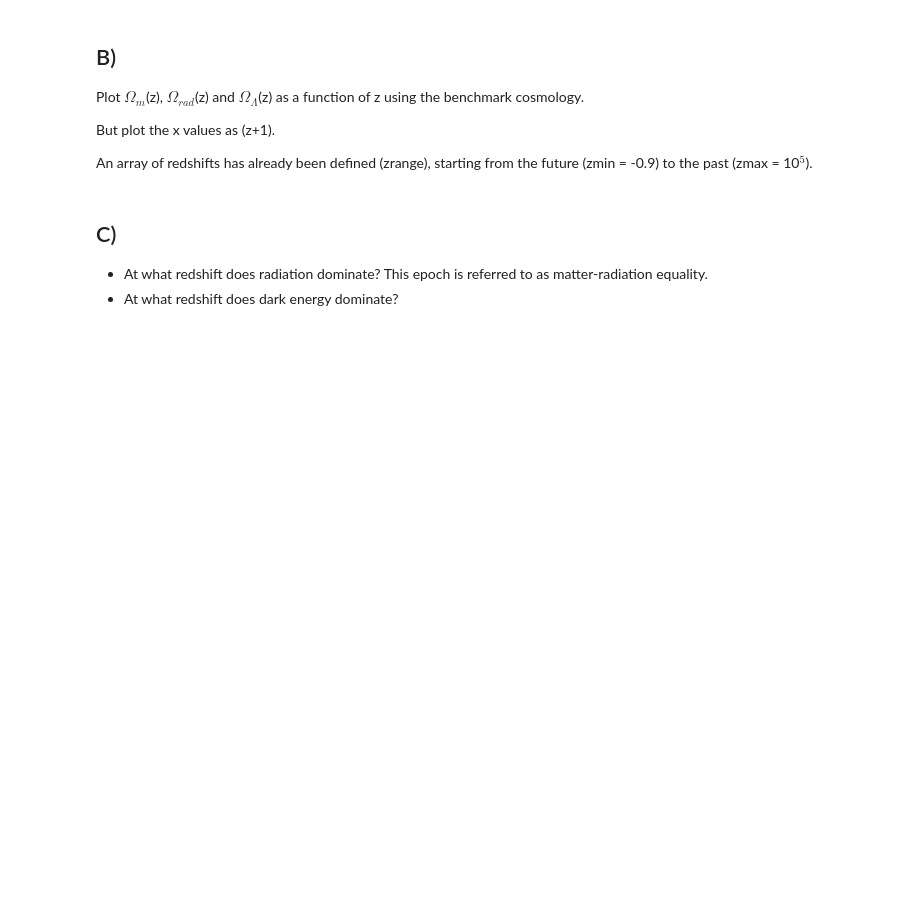
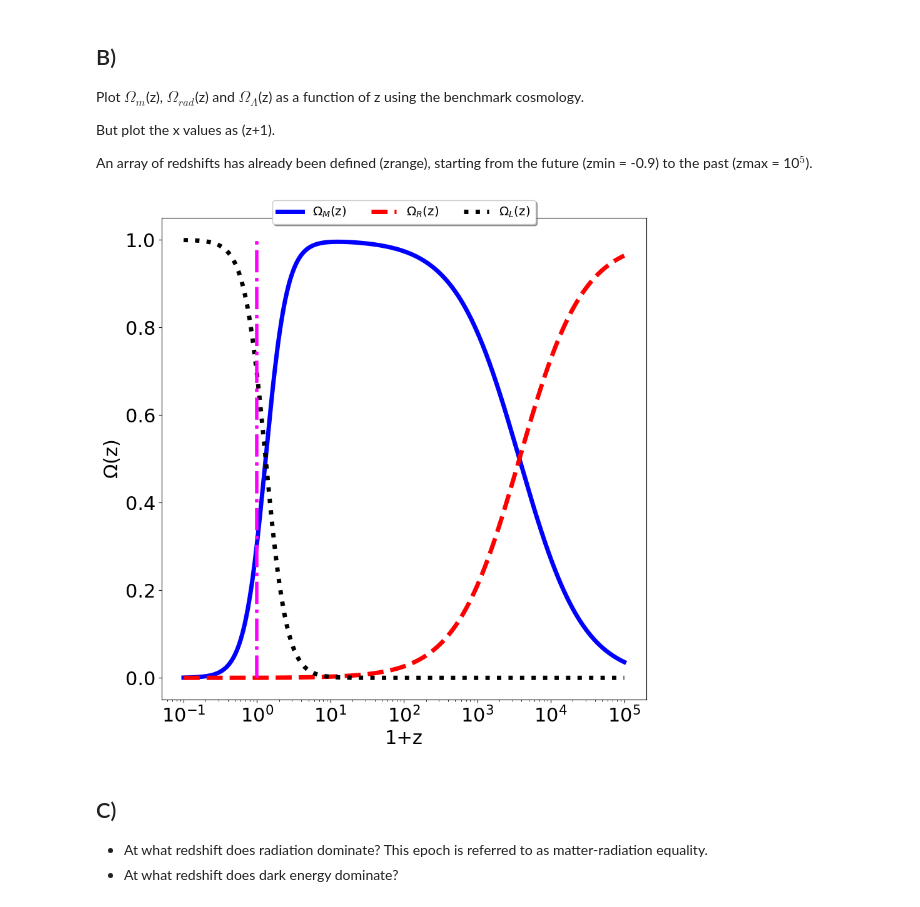
Before and after one commit to hangaAL/HAL-ASTR400B, a Jupyter notebook: Labs/Lab11/Lab11.ipynb, the cells around one changed output. Saved outputs shown, nothing was run; the diff lists cells and outputs as text; code cells hidden in the pictures; blank space fills up the shorter version.

```diff
--- a/Labs/Lab11/Lab11.ipynb
+++ b/Labs/Lab11/Lab11.ipynb
@@ -137,7 +137,7 @@ class CosmologicalTools:
         """
 
         # FILL THIS IN
-        OmegaM = 0
+        OmegaM = self.OmegaM0*(1+z)**3*(self.Ho/self.HubbleParameter(z))**2
 
         return OmegaM
 
@@ -156,7 +156,7 @@ class CosmologicalTools:
             Radiation Density Parameter at the given redshift.
         """
         # FILL THIS IN
-        OmegaR = 0
+        OmegaR = self.OmegaR0*(1+z)**4*(self.Ho/self.HubbleParameter(z))**2
 
         return OmegaR
 
@@ -176,7 +176,7 @@ class CosmologicalTools:
             Dark Energy Density Parameter at the given redshift.
         """
         # FILL THIS IN
-        OmegaL = 0
+        OmegaL = self.OmegaL0*(self.Ho/self.HubbleParameter(z))**2
 
         return OmegaL
 # %%
@@ -235,3 +247,8 @@ An array of redshifts has already been defined (zrange), starting from the futur
+# %%
+# density parameters in benchmark cosmology
+OmegaMz = benchmark.OmegaM_Z(zrange) # matter
+OmegaRz = benchmark.OmegaR_Z(zrange) # radiation
+OmegaLz = benchmark.OmegaL_Z(zrange) # dark energy
 # %%
 # Question 2 B)
 
@@ -242,46 +259,43 @@ An array of redshifts has already been defined (zrange), starting from the futur
 fig = plt.figure(figsize=(10,10))
 ax = plt.subplot(111)
 
-# Define an array of redshift
-zmax = 10**5
-zmin = -0.9
-zrange = np.arange(zmin, zmax, 0.01)
-
 
 # Evolution of Matter Density Parameter as a function of 1+z
 # FILL THIS IN
-#plt.semilogx(  , color='blue', linewidth=5,
-#             label=r'$\Omega_M$(z)')
+plt.semilogx(1+zrange, OmegaMz, color='blue', linewidth=5,
+            label=r'$\Omega_M$(z)')
 
 # Evolution of Radiation Density Parameter
 # FILL THIS IN
-#plt.semilogx(  , color='red', linewidth=5,
-#             linestyle="--", label=r'$\Omega_R$(z)')
+plt.semilogx(1+zrange, OmegaRz, color='red', linewidth=5,
+            linestyle="--", label=r'$\Omega_R$(z)')
 
 # Evolution of Dark Energy Density Parameter
 # FILL THIS IN
-#plt.semilogx(  , color='black', linewidth=5,
-#             linestyle=":", label=r'$\Omega_L$(z)')
+plt.semilogx(1+zrange, OmegaLz, color='black', linewidth=5,
+            linestyle=":", label=r'$\Omega_L$(z)')
 
 # Add a vertical line to indicate today
-
+plt.vlines(1, 0, 1, linestyle='-.', linewidth=4, color='magenta')
 
 # Add axis labels
 plt.xlabel('1+z', fontsize=22)
 plt.ylabel(r'$\Omega$(z)', fontsize=22)
 
 
 #adjust tick label font size
 label_size = 22
 matplotlib.rcParams['xtick.labelsize'] = label_size
 matplotlib.rcParams['ytick.labelsize'] = label_size
 
 
 legend = ax.legend(loc='upper center', fontsize='x-large',
                    bbox_to_anchor=(0.5, 1.05),ncol=3, fancybox=True, shadow=True)
 
 # Save to a file
-#plt.savefig('Lab11_DensityParameterEvolution.png')
+plt.savefig('Lab11_DensityParameterEvolution.png')
+# %% [output]
+[figure, added]
 # %% [markdown]
 
 ## C)
```
Also changed, not shown: parts of 5 cells of this notebook, 1 other file.
